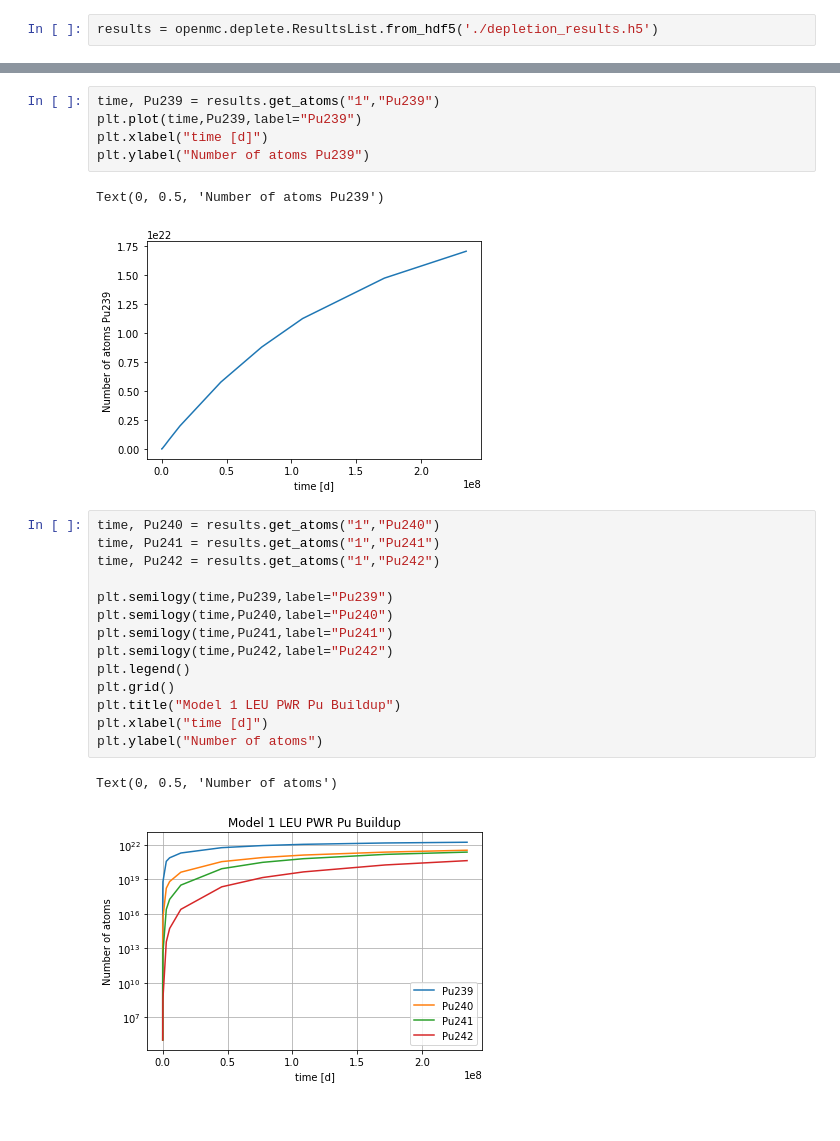
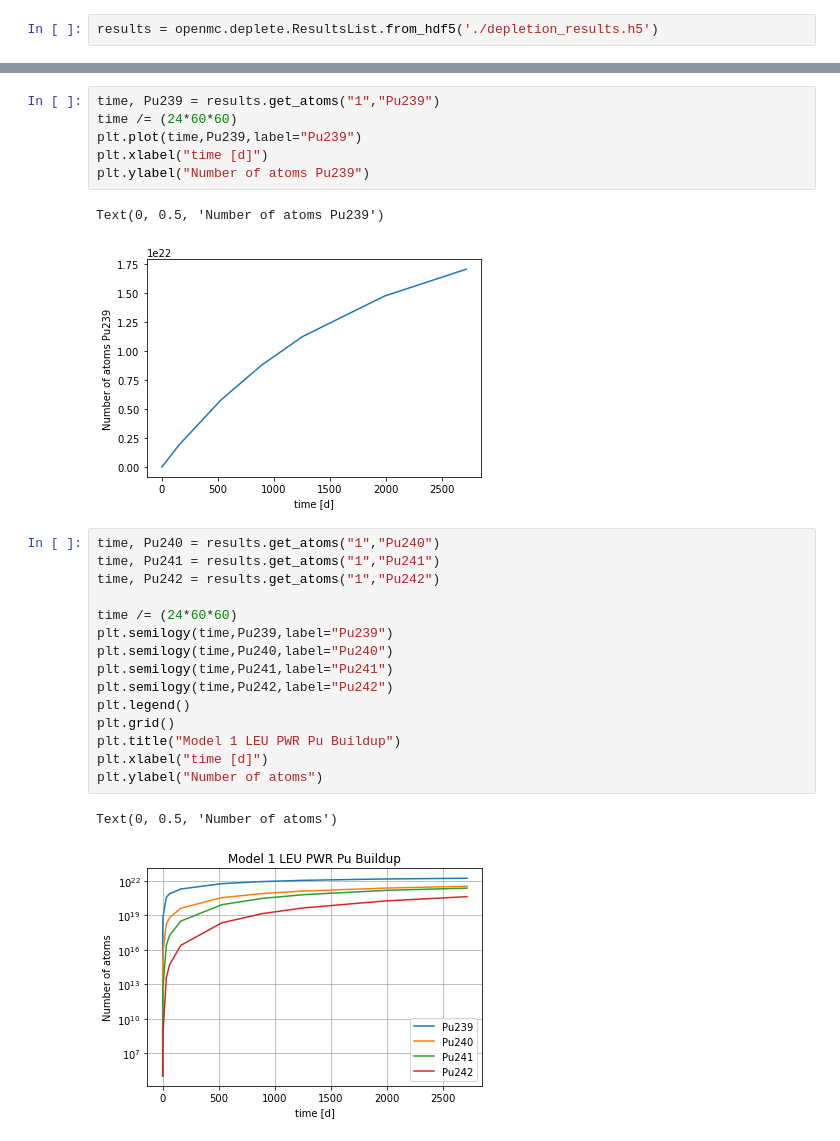
Before and after one commit to stu314159/er362_omc, a Jupyter notebook: examples/micro_reactor/leu_pwr/burnup/leu_pwr_burnup.ipynb, the cells around one changed output, grey strips where cells are left out. Cells and saved outputs as stored; diff of their text form.

```diff
--- a/examples/micro_reactor/leu_pwr/burnup/leu_pwr_burnup.ipynb
+++ b/examples/micro_reactor/leu_pwr/burnup/leu_pwr_burnup.ipynb
@@ -293,28 +294,30 @@ Text(0, 0.5, 'Number of atoms Cs137')
 # %%
 time, Pu239 = results.get_atoms("1","Pu239")
+time /= (24*60*60)
 plt.plot(time,Pu239,label="Pu239")
 plt.xlabel("time [d]")
 plt.ylabel("Number of atoms Pu239")
 # %% [output]
 Text(0, 0.5, 'Number of atoms Pu239')
-[figure, old version]
+[figure, new version]
 # %%
 time, Pu240 = results.get_atoms("1","Pu240")
 time, Pu241 = results.get_atoms("1","Pu241")
 time, Pu242 = results.get_atoms("1","Pu242")
 
+time /= (24*60*60)
 plt.semilogy(time,Pu239,label="Pu239")
 plt.semilogy(time,Pu240,label="Pu240")
 plt.semilogy(time,Pu241,label="Pu241")
 plt.semilogy(time,Pu242,label="Pu242")
 plt.legend()
 plt.grid()
 plt.title("Model 1 LEU PWR Pu Buildup")
 plt.xlabel("time [d]")
 plt.ylabel("Number of atoms")
 # %% [output]
 Text(0, 0.5, 'Number of atoms')
-[figure, old version]
+[figure, new version]
 # %%
 total_pu = Pu239 + Pu240 + Pu241 + Pu242
 Pu239_frac = Pu239/total_pu
```
Also changed, not shown: parts of 3 cells of this notebook, 19 other files.
